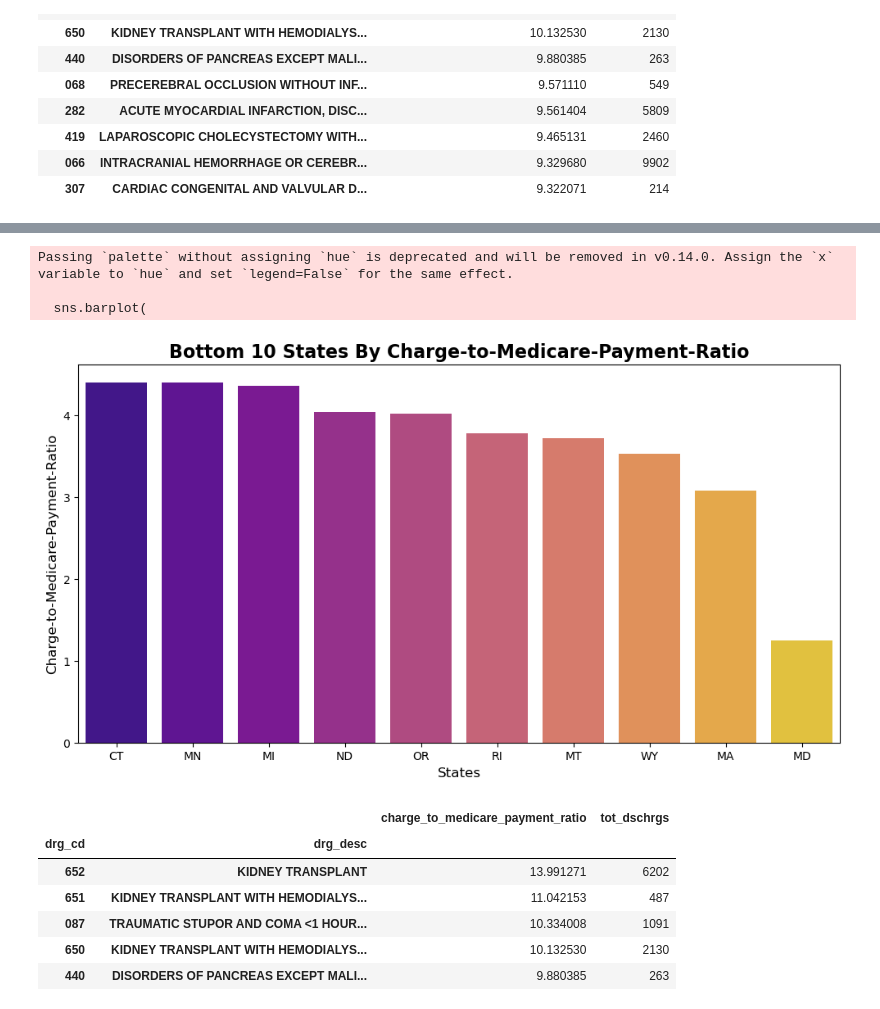
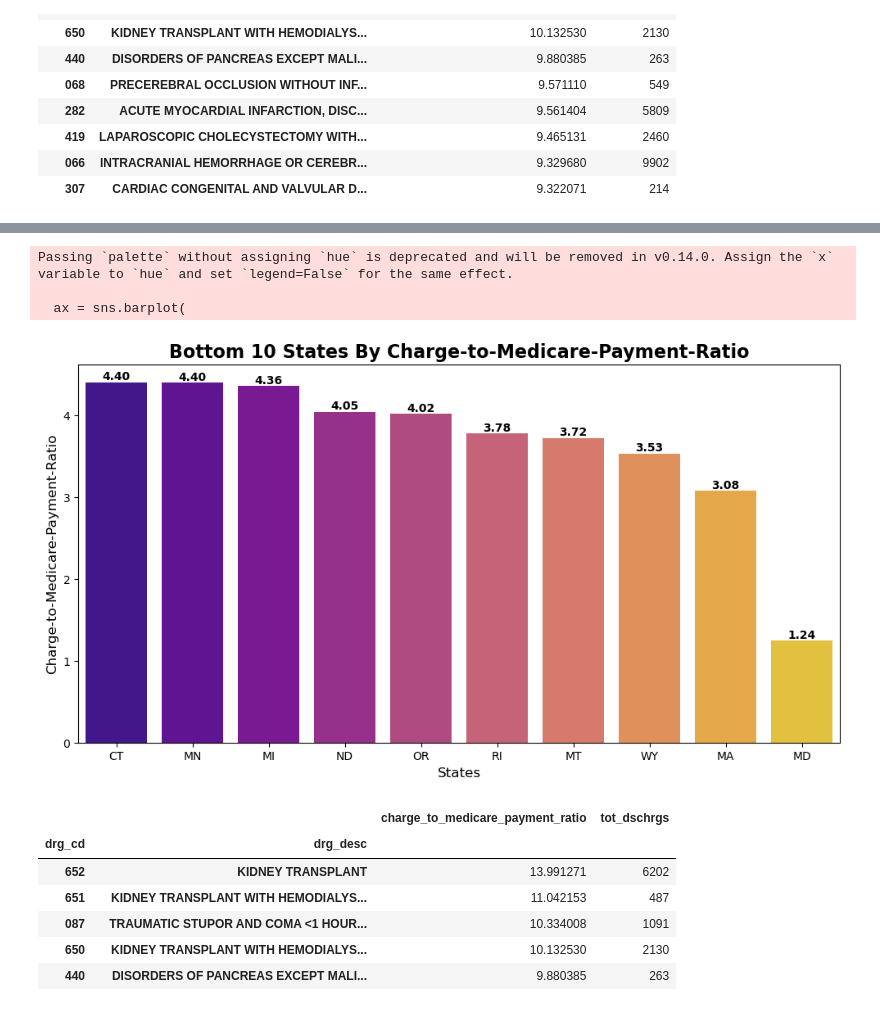
Before and after one commit to gurbaj8226/Hospital-Charge-vs-Medicare-Reimbursement-Analysis, a Jupyter notebook: notebooks/01_Data_Cleaning_and_Preparation.ipynb, the cells around one changed output, grey strips where cells are left out. Drawn from its saved outputs; the diff is of its cells as text; code cells hidden in the pictures.

```diff
--- a/notebooks/01_Data_Cleaning_and_Preparation.ipynb
+++ b/notebooks/01_Data_Cleaning_and_Preparation.ipynb
@@ -255,11 +255,14 @@ import seaborn as sns
 
 plt.figure(figsize = (12, 6))
 
-sns.barplot(
+ax = sns.barplot(
     data = ratio_by_state.head(10),
     x = 'rndrng_prvdr_state_abrvtn',
     y = 'charge_to_medicare_payment_ratio',
     palette = 'viridis')
+
+for container in ax.containers:
+    ax.bar_label(container, fmt='%.2f', fontsize=12, fontweight='bold')
 
 plt.title('Top 10 States By Charge-to-Medicare-Payment-Ratio', fontsize = 16, fontweight = 'bold')
 plt.xlabel('States', fontsize = 12)
@@ -274,22 +277,25 @@ Passing `palette` without assigning `hue` is deprecated and will be removed in v
 # %%
 plt.figure(figsize = (12, 6))
 
-sns.barplot(
+ax = sns.barplot(
     data = ratio_by_state.tail(10),
     x = 'rndrng_prvdr_state_abrvtn',
     y = 'charge_to_medicare_payment_ratio',
     palette = 'plasma')
+
+for container in ax.containers:
+    ax.bar_label(container, fmt='%.2f', fontsize=10, fontweight='bold')
 
 plt.title('Bottom 10 States By Charge-to-Medicare-Payment-Ratio', fontsize = 16, fontweight = 'bold')
 plt.xlabel('States', fontsize = 12)
 plt.ylabel('Charge-to-Medicare-Payment-Ratio', fontsize = 12)
 
 plt.show()
 # %% [output]
 Passing `palette` without assigning `hue` is deprecated and will be removed in v0.14.0. Assign the `x` variable to `hue` and set `legend=False` for the same effect.
 
-  sns.barplot(
+  ax = sns.barplot(
-[figure, old version]
+[figure, new version]
 # %%
 meaningful_volume_drg.head(10)
 # %% [output]
```
Also changed, not shown: parts of 11 cells of this notebook.
